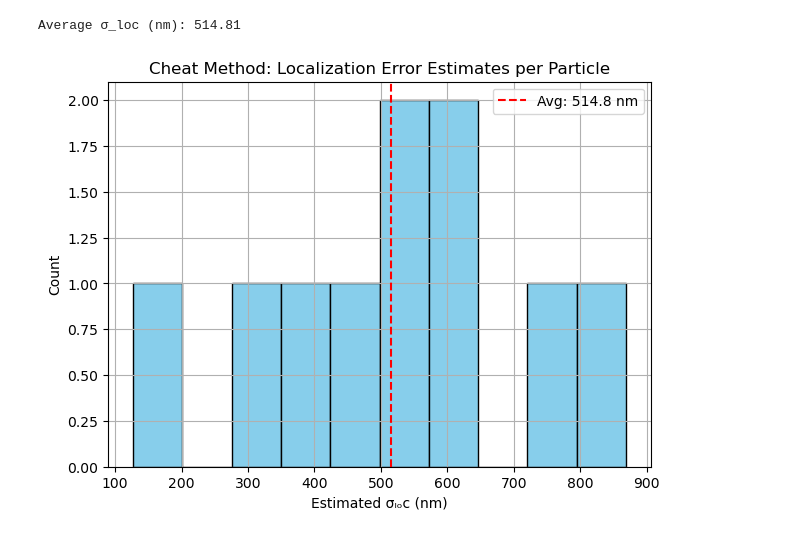
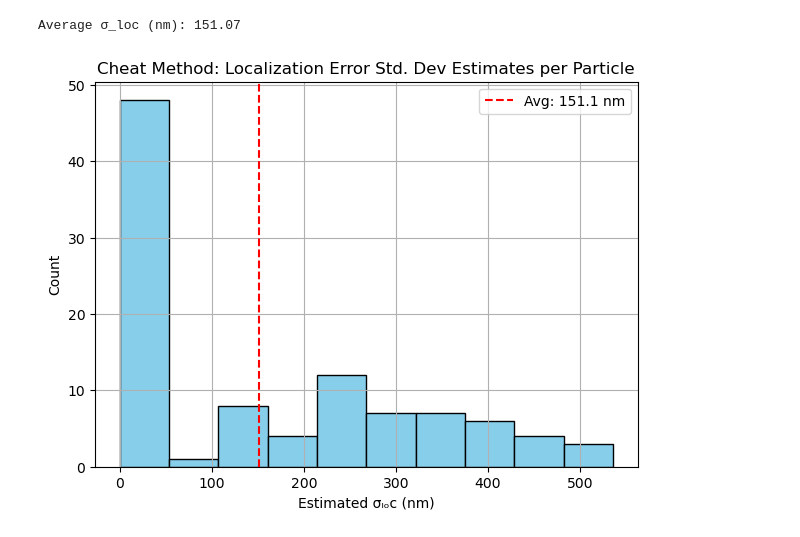
Before and after one commit to brandonc732/No-Big-Deal-Capstone-Project, a Jupyter notebook: CheatMethod.ipynb, the cells around one changed output. Cells and saved outputs as stored; diff of their text form; code cells hidden in the pictures.

```diff
--- a/CheatMethod.ipynb
+++ b/CheatMethod.ipynb
@@ -49,7 +51,7 @@ T_Celsius = 23.4
 T_Kelvin = T_Celsius + 273.15 #C to Kelvin
 eta = 9.2e-4
 
-num_particles = 10
+num_particles = 100
 num_frames = 100
 
 # generate particle radiuses
@@ -110,36 +112,38 @@ sigma_loc_estimates = []
 
 for index in range(num_particles):
     x_measured = positions_noisy[:, index, 0]
     y_measured = positions_noisy[:, index, 1]
 
     dx_measured = np.diff(x_measured)
     dy_measured = np.diff(y_measured)
 
-    var_measured = np.mean(dx_measured**2 + dy_measured**2)
-    var_localization = (var_measured - var_diffusion)
+
+    var_measured = np.var(np.concatenate((dx_measured, dy_measured)))
+    var_localization = (var_measured - var_diffusion) / 2
 
     if var_localization < 0:
         sigma_loc = 0.0
     else:
-        sigma_loc = np.sqrt(var_localization / 2)
+        sigma_loc = np.sqrt(var_localization)
 
     sigma_loc_estimates.append(sigma_loc)
 
 sigma_loc_estimates = np.array(sigma_loc_estimates)
 avg_sigma_loc = np.mean(sigma_loc_estimates)
 
 print(f"Average σ_loc (nm): {avg_sigma_loc * 1e9:.2f}")
 
 # Plot σ_loc estimates
 plt.figure(figsize=(7,5))
 plt.hist(sigma_loc_estimates*1e9, bins=10, color='skyblue', edgecolor='black')
 plt.axvline(avg_sigma_loc*1e9, color='red', linestyle='--', label=f'Avg: {avg_sigma_loc*1e9:.1f} nm')
 plt.xlabel('Estimated σₗₒc (nm)')
 plt.ylabel('Count')
-plt.title('Cheat Method: Localization Error Estimates per Particle')
+plt.title('Cheat Method: Localization Error Std. Dev Estimates per Particle')
 plt.legend()
 plt.grid(True)
+plt.savefig("cheat_method_plot1.jpg", dpi=400)
 plt.show()
 # %% [output]
-Average σ_loc (nm): 514.81
+Average σ_loc (nm): 151.07
-[figure, old version]
+[figure, new version]
```
Also changed, not shown: parts of 10 cells of this notebook.
